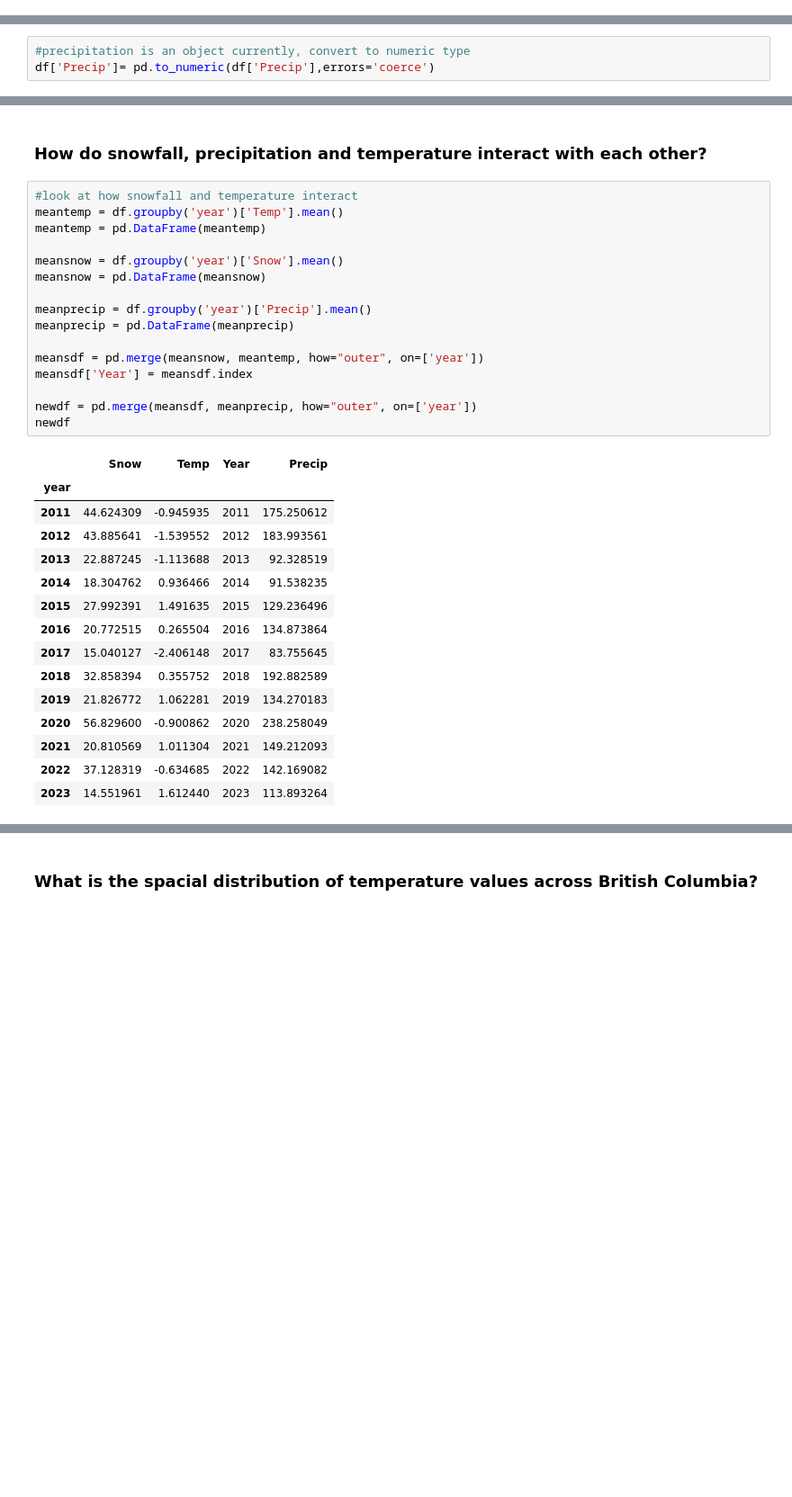
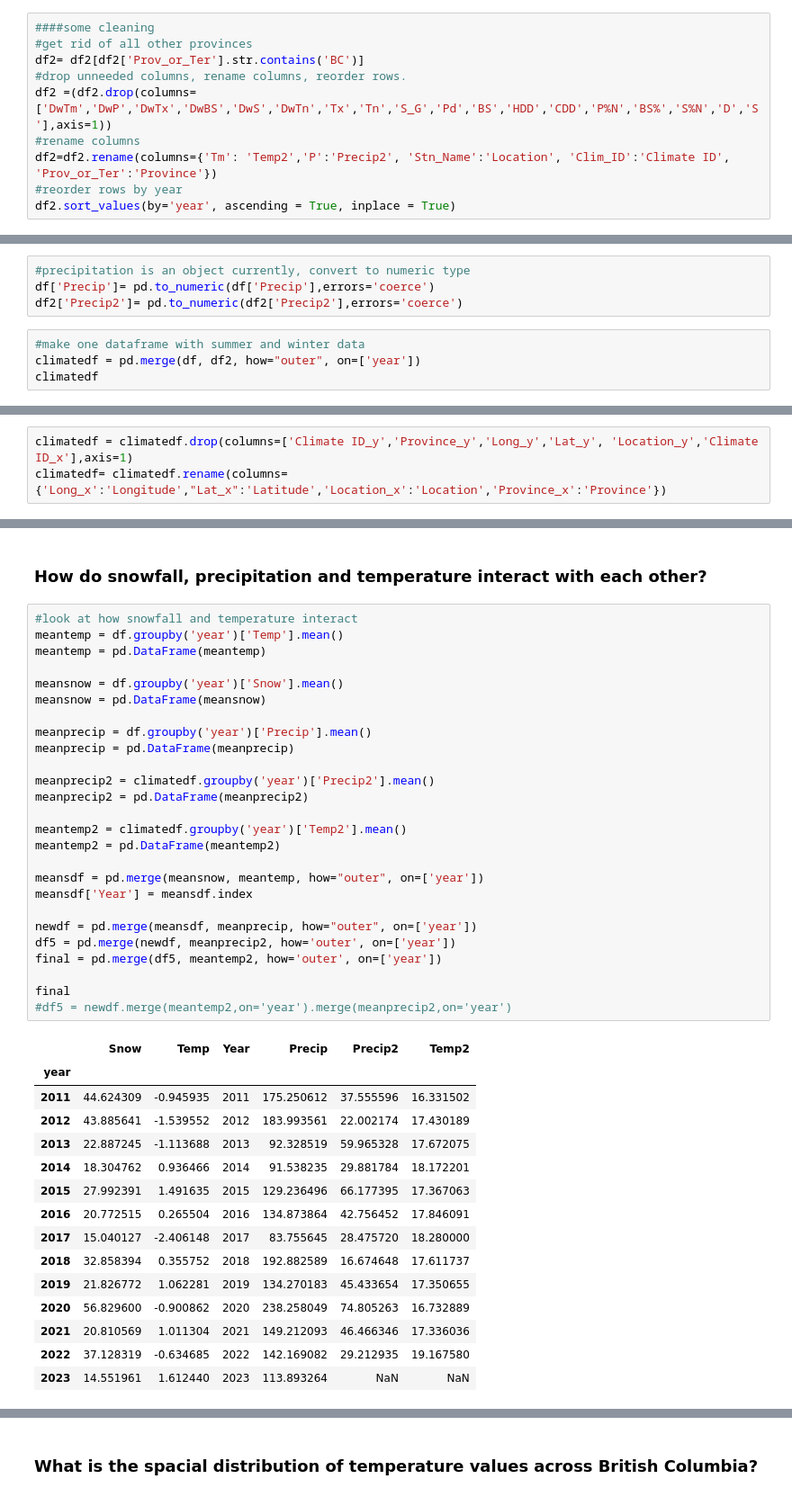
Before and after one commit to ubco-W2022T2-data301/project-group33, a Jupyter notebook: analysis/analysis1.ipynb, the cells around one changed output, grey strips where cells are left out. Shown: that part at 90% size. Cells and saved outputs as stored; diff of their text form; blank space fills up the shorter version.

```diff
--- a/analysis/analysis1.ipynb
+++ b/analysis/analysis1.ipynb
@@ -179,0 +194,10 @@ df
+# %%
+####some cleaning
+#get rid of all other provinces
+df2= df2[df2['Prov_or_Ter'].str.contains('BC')]
+#drop unneeded columns, rename columns, reorder rows.
+df2 =(df2.drop(columns=['DwTm','DwP','DwTx','DwBS','DwS','DwTn','Tx','Tn','S_G','Pd','BS','HDD','CDD','P%N','BS%','S%N','D','S'],axis=1))
+#rename columns
+df2=df2.rename(columns={'Tm': 'Temp2','P':'Precip2', 'Stn_Name':'Location', 'Clim_ID':'Climate ID', 'Prov_or_Ter':'Province'})
+#reorder rows by year
+df2.sort_values(by='year', ascending = True, inplace = True)
@@ -180,3 +220,8 @@ df
 # %%
 #precipitation is an object currently, convert to numeric type
 df['Precip']= pd.to_numeric(df['Precip'],errors='coerce')
+df2['Precip2']= pd.to_numeric(df2['Precip2'],errors='coerce')
+# %%
+#make one dataframe with summer and winter data
+climatedf = pd.merge(df, df2, how="outer", on=['year'])
+climatedf
@@ -182,0 +242,3 @@ df['Precip']= pd.to_numeric(df['Precip'],errors='coerce')
+# %%
+climatedf = climatedf.drop(columns=['Climate ID_y','Province_y','Long_y','Lat_y', 'Location_y','Climate ID_x'],axis=1)
+climatedf= climatedf.rename(columns={'Long_x':'Longitude',"Lat_x":'Latitude','Location_x':'Location','Province_x':'Province'})
@@ -330,32 +338,42 @@ g.despine(bottom=True, left=True)
 # %%
 #look at how snowfall and temperature interact
 meantemp = df.groupby('year')['Temp'].mean()
 meantemp = pd.DataFrame(meantemp)
 
 meansnow = df.groupby('year')['Snow'].mean()
 meansnow = pd.DataFrame(meansnow)
 
 meanprecip = df.groupby('year')['Precip'].mean()
 meanprecip = pd.DataFrame(meanprecip)
 
+meanprecip2 = climatedf.groupby('year')['Precip2'].mean()
+meanprecip2 = pd.DataFrame(meanprecip2)
+
+meantemp2 = climatedf.groupby('year')['Temp2'].mean()
+meantemp2 = pd.DataFrame(meantemp2)
+
 meansdf = pd.merge(meansnow, meantemp, how="outer", on=['year'])
 meansdf['Year'] = meansdf.index
 
 newdf = pd.merge(meansdf, meanprecip, how="outer", on=['year'])
-newdf
+df5 = pd.merge(newdf, meanprecip2, how='outer', on=['year'])
+final = pd.merge(df5, meantemp2, how='outer', on=['year'])
+
+final
+#df5 = newdf.merge(meantemp2,on='year').merge(meanprecip2,on='year')
 # %% [output]
-|  | Snow | Temp | Year | Precip |
-| year |  |  |  |  |
-| 2011 | 44.624309 | -0.945935 | 2011 | 175.250612 |
-| 2012 | 43.885641 | -1.539552 | 2012 | 183.993561 |
-| 2013 | 22.887245 | -1.113688 | 2013 | 92.328519 |
-| 2014 | 18.304762 | 0.936466 | 2014 | 91.538235 |
-| 2015 | 27.992391 | 1.491635 | 2015 | 129.236496 |
-| 2016 | 20.772515 | 0.265504 | 2016 | 134.873864 |
-| 2017 | 15.040127 | -2.406148 | 2017 | 83.755645 |
-| 2018 | 32.858394 | 0.355752 | 2018 | 192.882589 |
-| 2019 | 21.826772 | 1.062281 | 2019 | 134.270183 |
-| 2020 | 56.829600 | -0.900862 | 2020 | 238.258049 |
-| 2021 | 20.810569 | 1.011304 | 2021 | 149.212093 |
-| 2022 | 37.128319 | -0.634685 | 2022 | 142.169082 |
-| 2023 | 14.551961 | 1.612440 | 2023 | 113.893264 |
+|  | Snow | Temp | Year | Precip | Precip2 | Temp2 |
+| year |  |  |  |  |  |  |
+| 2011 | 44.624309 | -0.945935 | 2011 | 175.250612 | 37.555596 | 16.331502 |
+| 2012 | 43.885641 | -1.539552 | 2012 | 183.993561 | 22.002174 | 17.430189 |
+| 2013 | 22.887245 | -1.113688 | 2013 | 92.328519 | 59.965328 | 17.672075 |
+| 2014 | 18.304762 | 0.936466 | 2014 | 91.538235 | 29.881784 | 18.172201 |
+| 2015 | 27.992391 | 1.491635 | 2015 | 129.236496 | 66.177395 | 17.367063 |
+| 2016 | 20.772515 | 0.265504 | 2016 | 134.873864 | 42.756452 | 17.846091 |
+| 2017 | 15.040127 | -2.406148 | 2017 | 83.755645 | 28.475720 | 18.280000 |
+| 2018 | 32.858394 | 0.355752 | 2018 | 192.882589 | 16.674648 | 17.611737 |
+| 2019 | 21.826772 | 1.062281 | 2019 | 134.270183 | 45.433654 | 17.350655 |
+| 2020 | 56.829600 | -0.900862 | 2020 | 238.258049 | 74.805263 | 16.732889 |
+| 2021 | 20.810569 | 1.011304 | 2021 | 149.212093 | 46.466346 | 17.336036 |
+| 2022 | 37.128319 | -0.634685 | 2022 | 142.169082 | 29.212935 | 19.167580 |
+| 2023 | 14.551961 | 1.612440 | 2023 | 113.893264 | NaN | NaN |
```
Also changed, not shown: parts of 20 cells of this notebook.
